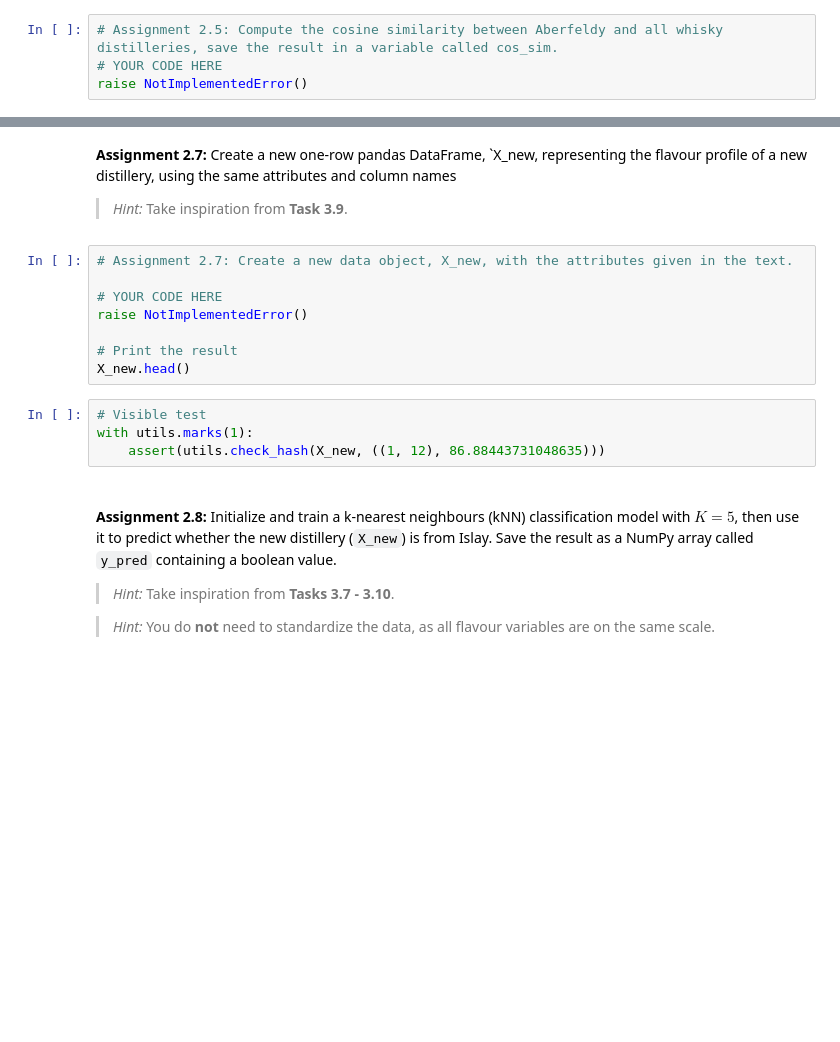
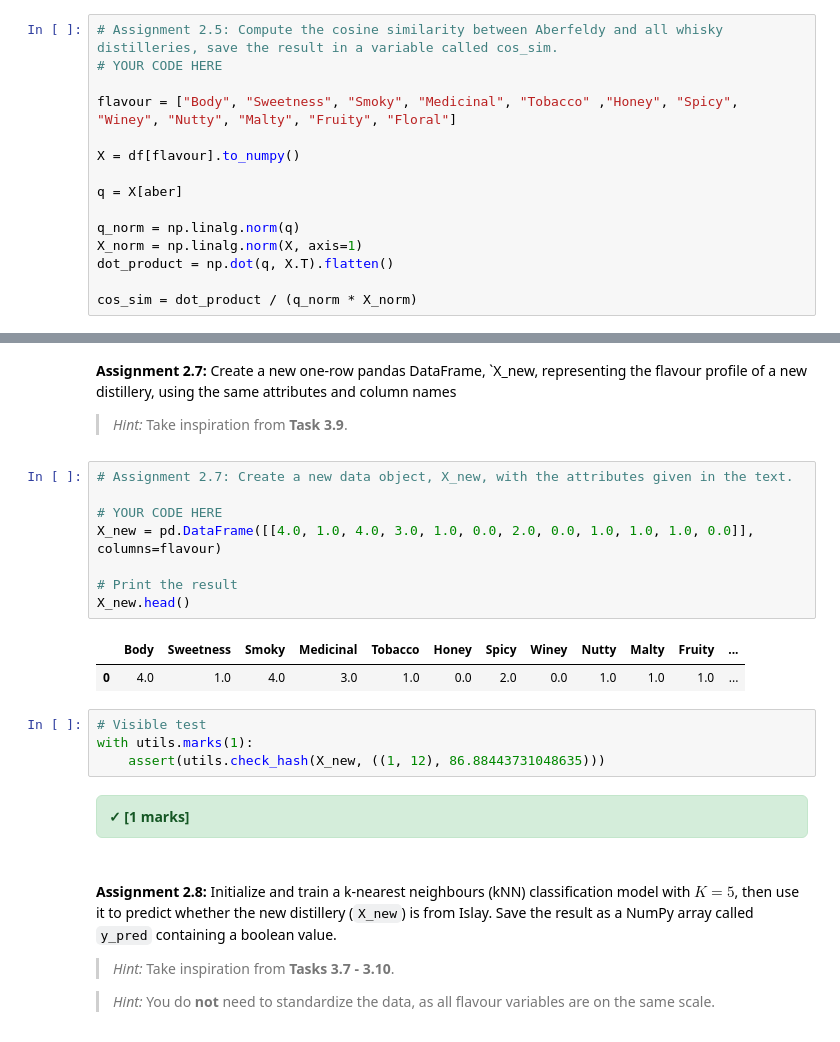
Before and after one commit to MagnusStarkadOttosen/02451_machine_learning, a Jupyter notebook: Week2/exercise2.ipynb, the cells around one changed output, grey strips where cells are left out. Saved outputs shown, nothing was run; the diff lists cells and outputs as text; blank space fills up the shorter version.

```diff
--- a/Week2/exercise2.ipynb
+++ b/Week2/exercise2.ipynb
@@ -1090,7 +1102,18 @@ with utils.marks(2):
 # %%
 # Assignment 2.5: Compute the cosine similarity between Aberfeldy and all whisky distilleries, save the result in a variable called cos_sim.
 # YOUR CODE HERE
-raise NotImplementedError()
+
+flavour = ["Body", "Sweetness", "Smoky", "Medicinal", "Tobacco" ,"Honey", "Spicy", "Winey", "Nutty", "Malty", "Fruity", "Floral"]
+
+X = df[flavour].to_numpy()
+
+q = X[aber]
+
+q_norm = np.linalg.norm(q)
+X_norm = np.linalg.norm(X, axis=1)
+dot_product = np.dot(q, X.T).flatten()
+
+cos_sim = dot_product / (q_norm * X_norm)
 # %%
 # Visible test
 with utils.marks(1):
@@ -1177,15 +1212,20 @@ They judge the whisky with the following scores:
 # %%
 # Assignment 2.7: Create a new data object, X_new, with the attributes given in the text.
 
 # YOUR CODE HERE
-raise NotImplementedError()
+X_new = pd.DataFrame([[4.0, 1.0, 4.0, 3.0, 1.0, 0.0, 2.0, 0.0, 1.0, 1.0, 1.0, 0.0]], columns=flavour)
 
 # Print the result
 X_new.head()
+# %% [output]
+|  | Body | Sweetness | Smoky | Medicinal | Tobacco | Honey | Spicy | Winey | Nutty | Malty | Fruity | ... |
+| 0 | 4.0 | 1.0 | 4.0 | 3.0 | 1.0 | 0.0 | 2.0 | 0.0 | 1.0 | 1.0 | 1.0 | ... |
 # %%
 # Visible test
 with utils.marks(1):
     assert(utils.check_hash(X_new, ((1, 12), 86.88443731048635)))
+# %% [output]
+✓ [1 marks]
 # %% [markdown]
 <br>
 
```
Also changed, not shown: parts of 17 cells of this notebook, 10 other files.
